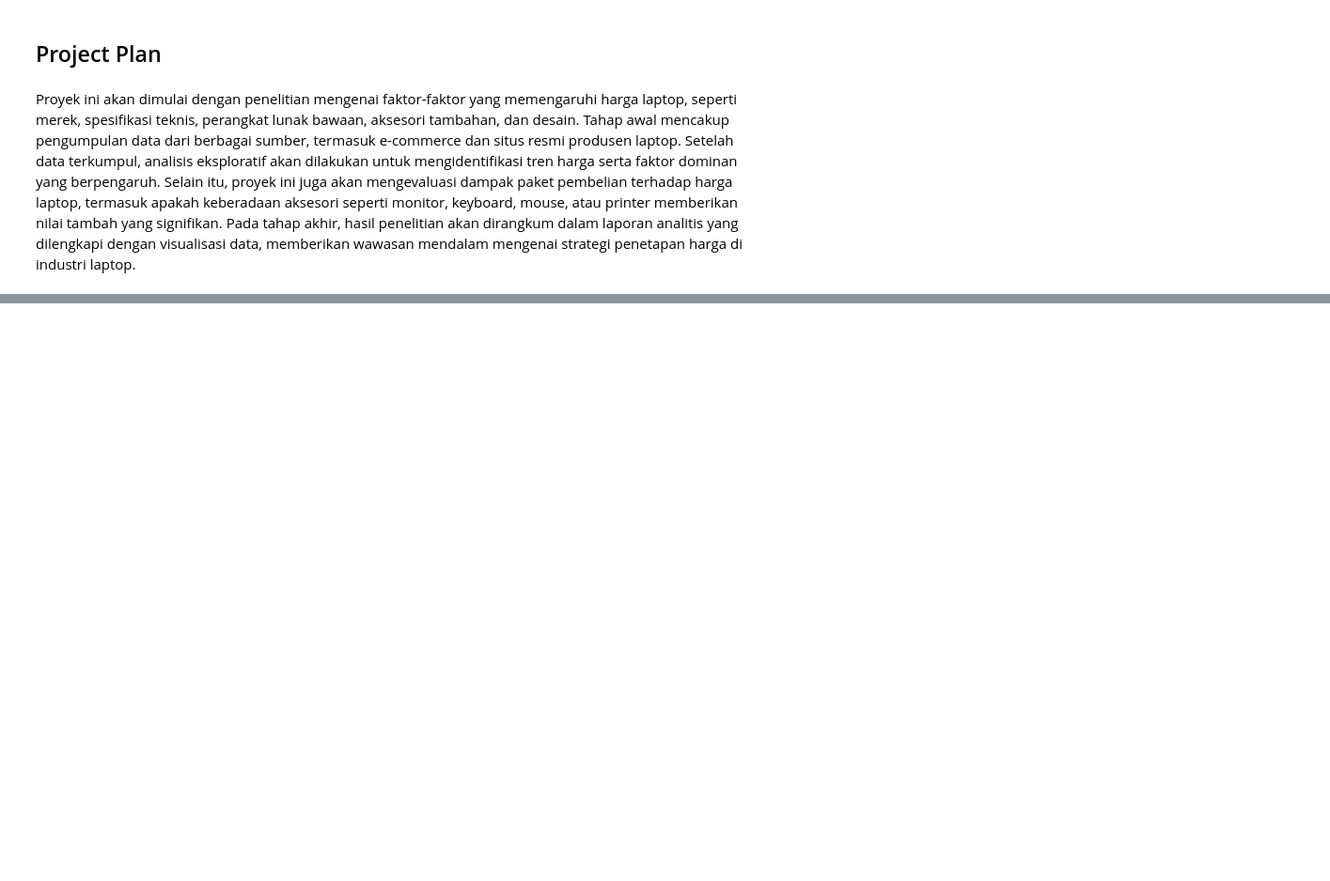
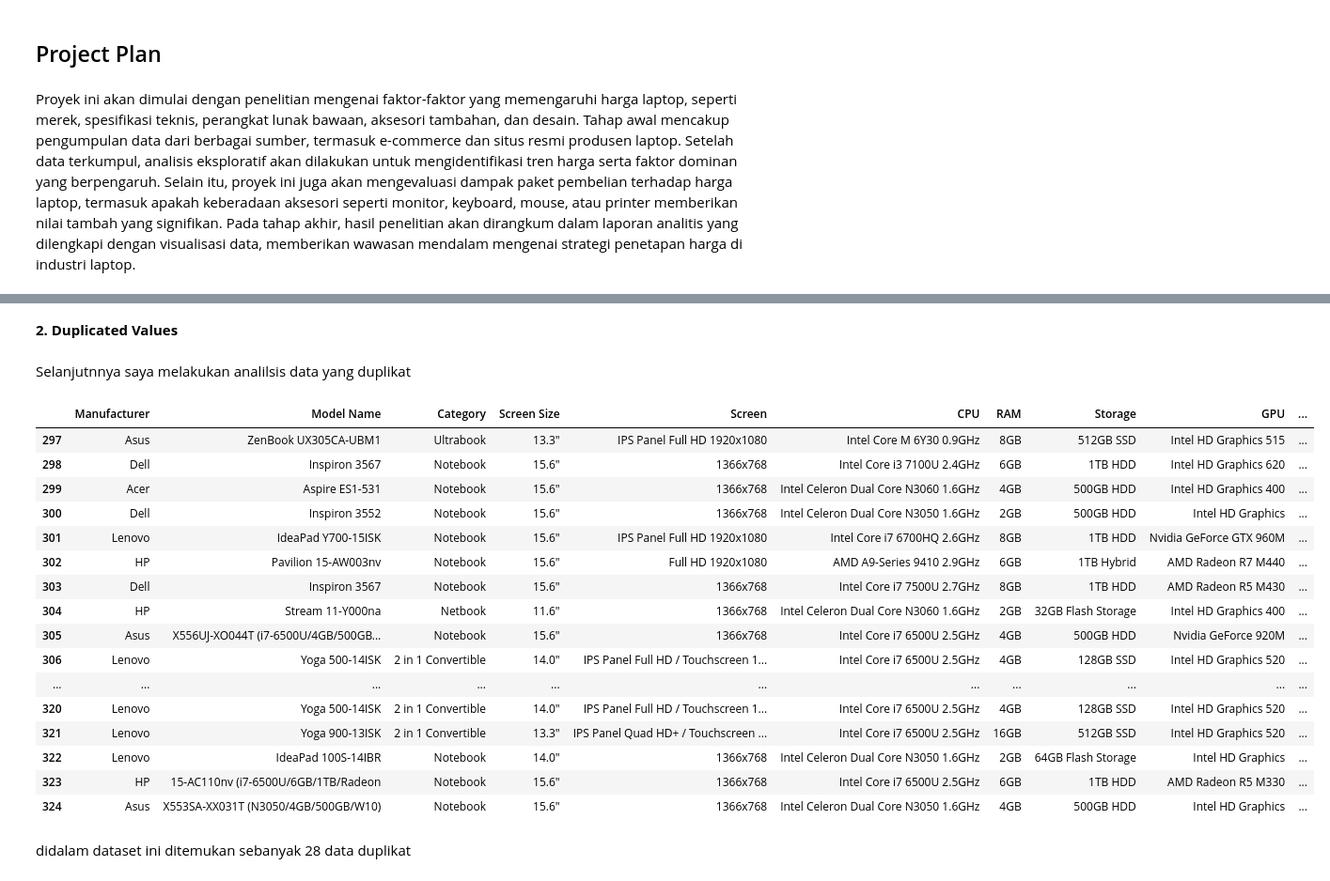
Before and after one commit to ghanimp/AVD-Checkpoint-1, a Jupyter notebook: 042_Ghani_Mandala_Putra_AVD_1.ipynb, the cells around one changed output, grey strips where cells are left out. Shown at 94% size. Saved outputs shown, nothing was run; the diff lists cells and outputs as text; code cells hidden in the pictures; blank space fills up the shorter version.

```diff
--- a/042_Ghani_Mandala_Putra_AVD_1.ipynb
+++ b/042_Ghani_Mandala_Putra_AVD_1.ipynb
@@ -20,0 +147,26 @@ Proyek ini akan dimulai dengan penelitian mengenai faktor-faktor yang memengaruh
+# %% [markdown]
+**2. Duplicated Values**
+# %% [markdown]
+Selanjutnnya saya melakukan analilsis data yang duplikat
+# %%
+df[df.duplicated()]
+# %% [output]
+|  | Manufacturer | Model Name | Category | Screen Size | Screen | CPU | RAM | Storage | GPU | ... |
+| 297 | Asus | ZenBook UX305CA-UBM1 | Ultrabook | 13.3" | IPS Panel Full HD 1920x1080 | Intel Core M 6Y30 0.9GHz | 8GB | 512GB SSD | Intel HD Graphics 515 | ... |
+| 298 | Dell | Inspiron 3567 | Notebook | 15.6" | 1366x768 | Intel Core i3 7100U 2.4GHz | 6GB | 1TB HDD | Intel HD Graphics 620 | ... |
+| 299 | Acer | Aspire ES1-531 | Notebook | 15.6" | 1366x768 | Intel Celeron Dual Core N3060 1.6GHz | 4GB | 500GB HDD | Intel HD Graphics 400 | ... |
+| 300 | Dell | Inspiron 3552 | Notebook | 15.6" | 1366x768 | Intel Celeron Dual Core N3050 1.6GHz | 2GB | 500GB HDD | Intel HD Graphics | ... |
+| 301 | Lenovo | IdeaPad Y700-15ISK | Notebook | 15.6" | IPS Panel Full HD 1920x1080 | Intel Core i7 6700HQ 2.6GHz | 8GB | 1TB HDD | Nvidia GeForce GTX 960M | ... |
+| 302 | HP | Pavilion 15-AW003nv | Notebook | 15.6" | Full HD 1920x1080 | AMD A9-Series 9410 2.9GHz | 6GB | 1TB Hybrid | AMD Radeon R7 M440 | ... |
+| 303 | Dell | Inspiron 3567 | Notebook | 15.6" | 1366x768 | Intel Core i7 7500U 2.7GHz | 8GB | 1TB HDD | AMD Radeon R5 M430 | ... |
+| 304 | HP | Stream 11-Y000na | Netbook | 11.6" | 1366x768 | Intel Celeron Dual Core N3060 1.6GHz | 2GB | 32GB Flash Storage | Intel HD Graphics 400 | ... |
+| 305 | Asus | X556UJ-XO044T (i7-6500U/4GB/500GB... | Notebook | 15.6" | 1366x768 | Intel Core i7 6500U 2.5GHz | 4GB | 500GB HDD | Nvidia GeForce 920M | ... |
+| 306 | Lenovo | Yoga 500-14ISK | 2 in 1 Convertible | 14.0" | IPS Panel Full HD / Touchscreen 1... | Intel Core i7 6500U 2.5GHz | 4GB | 128GB SSD | Intel HD Graphics 520 | ... |
+| ... | ... | ... | ... | ... | ... | ... | ... | ... | ... | ... |
+| 320 | Lenovo | Yoga 500-14ISK | 2 in 1 Convertible | 14.0" | IPS Panel Full HD / Touchscreen 1... | Intel Core i7 6500U 2.5GHz | 4GB | 128GB SSD | Intel HD Graphics 520 | ... |
+| 321 | Lenovo | Yoga 900-13ISK | 2 in 1 Convertible | 13.3" | IPS Panel Quad HD+ / Touchscreen ... | Intel Core i7 6500U 2.5GHz | 16GB | 512GB SSD | Intel HD Graphics 520 | ... |
+| 322 | Lenovo | IdeaPad 100S-14IBR | Notebook | 14.0" | 1366x768 | Intel Celeron Dual Core N3050 1.6GHz | 2GB | 64GB Flash Storage | Intel HD Graphics | ... |
+| 323 | HP | 15-AC110nv (i7-6500U/6GB/1TB/Radeon | Notebook | 15.6" | 1366x768 | Intel Core i7 6500U 2.5GHz | 6GB | 1TB HDD | AMD Radeon R5 M330 | ... |
+| 324 | Asus | X553SA-XX031T (N3050/4GB/500GB/W10) | Notebook | 15.6" | 1366x768 | Intel Celeron Dual Core N3050 1.6GHz | 4GB | 500GB HDD | Intel HD Graphics | ... |
+# %% [markdown]
+didalam dataset ini ditemukan sebanyak 28 data duplikat
```
Also changed, not shown: parts of 42 cells of this notebook.
